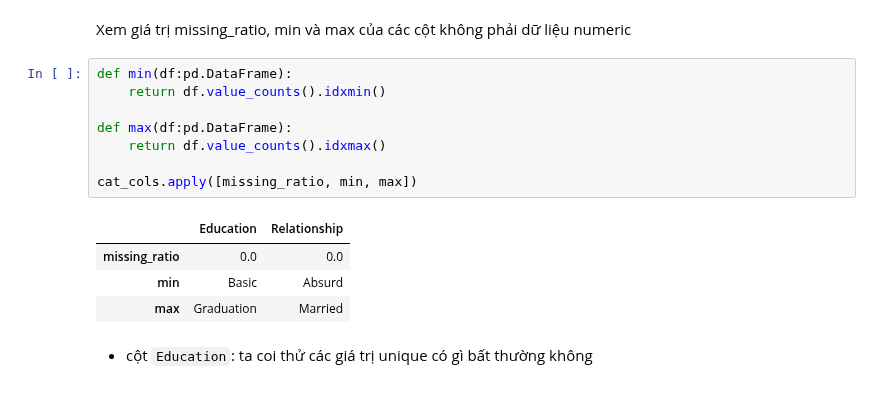
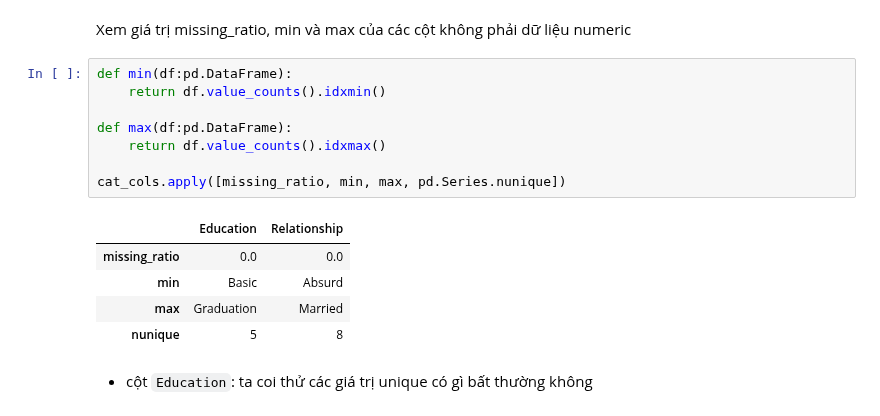
Before and after one commit to ngminhluong/CDS-EndTerm, a Jupyter notebook: Source/Main.ipynb, the cells around one changed output. Cells and saved outputs as stored; diff of their text form.

```diff
--- a/Source/Main.ipynb
+++ b/Source/Main.ipynb
@@ -298,16 +298,17 @@ Xem giá trị missing_ratio, min và max của các cột không phải dữ li
 # %%
 def min(df:pd.DataFrame):
     return df.value_counts().idxmin()
 
 def max(df:pd.DataFrame):
     return df.value_counts().idxmax()
 
-cat_cols.apply([missing_ratio, min, max])
+cat_cols.apply([missing_ratio, min, max, pd.Series.nunique])
 # %% [output]
 |  | Education | Relationship |
 | missing_ratio | 0.0 | 0.0 |
 | min | Basic | Absurd |
 | max | Graduation | Married |
+| nunique | 5 | 8 |
 # %% [markdown]
 - cột `Education`: ta coi thử các giá trị unique có gì bất thường không
 # %%
```
Also changed, not shown: parts of 11 cells of this notebook.
